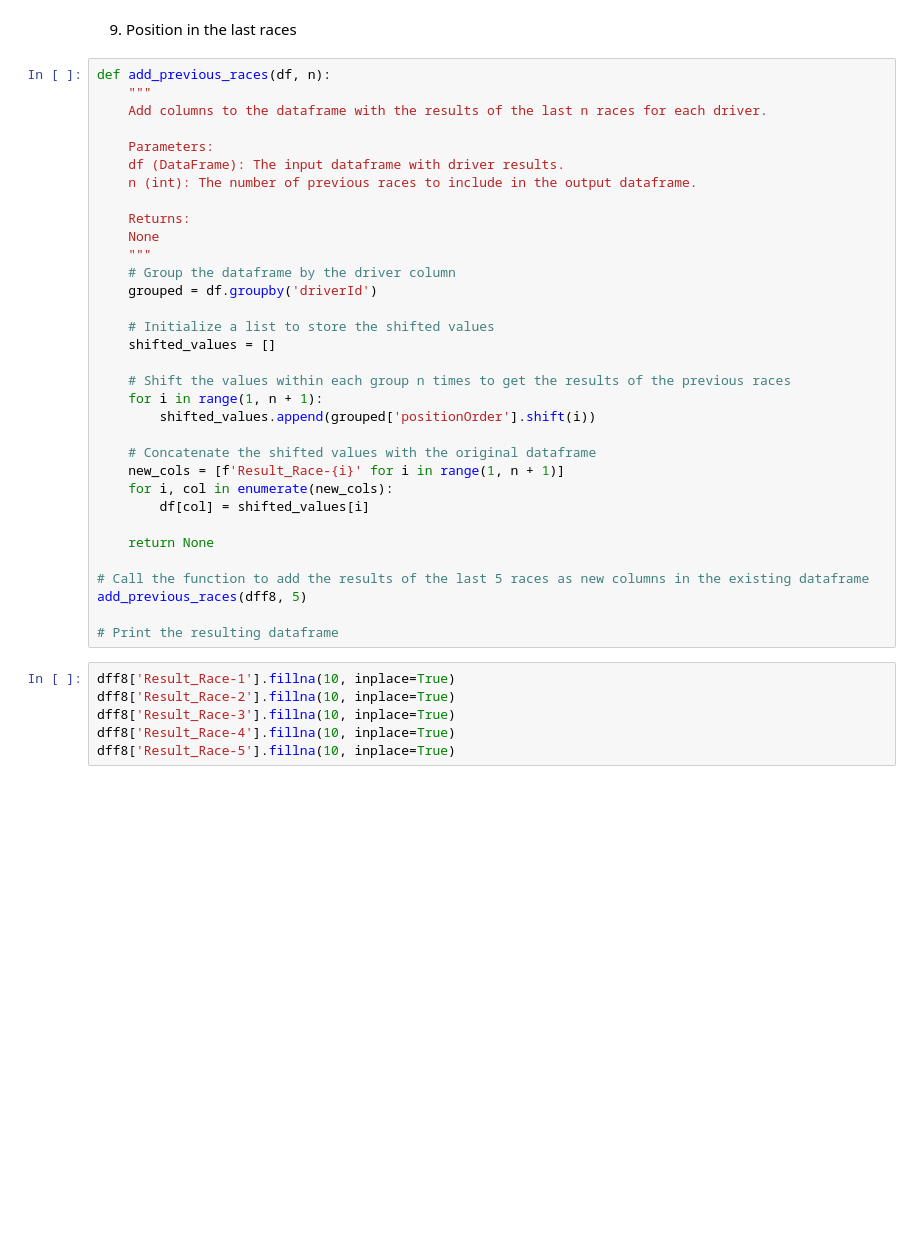
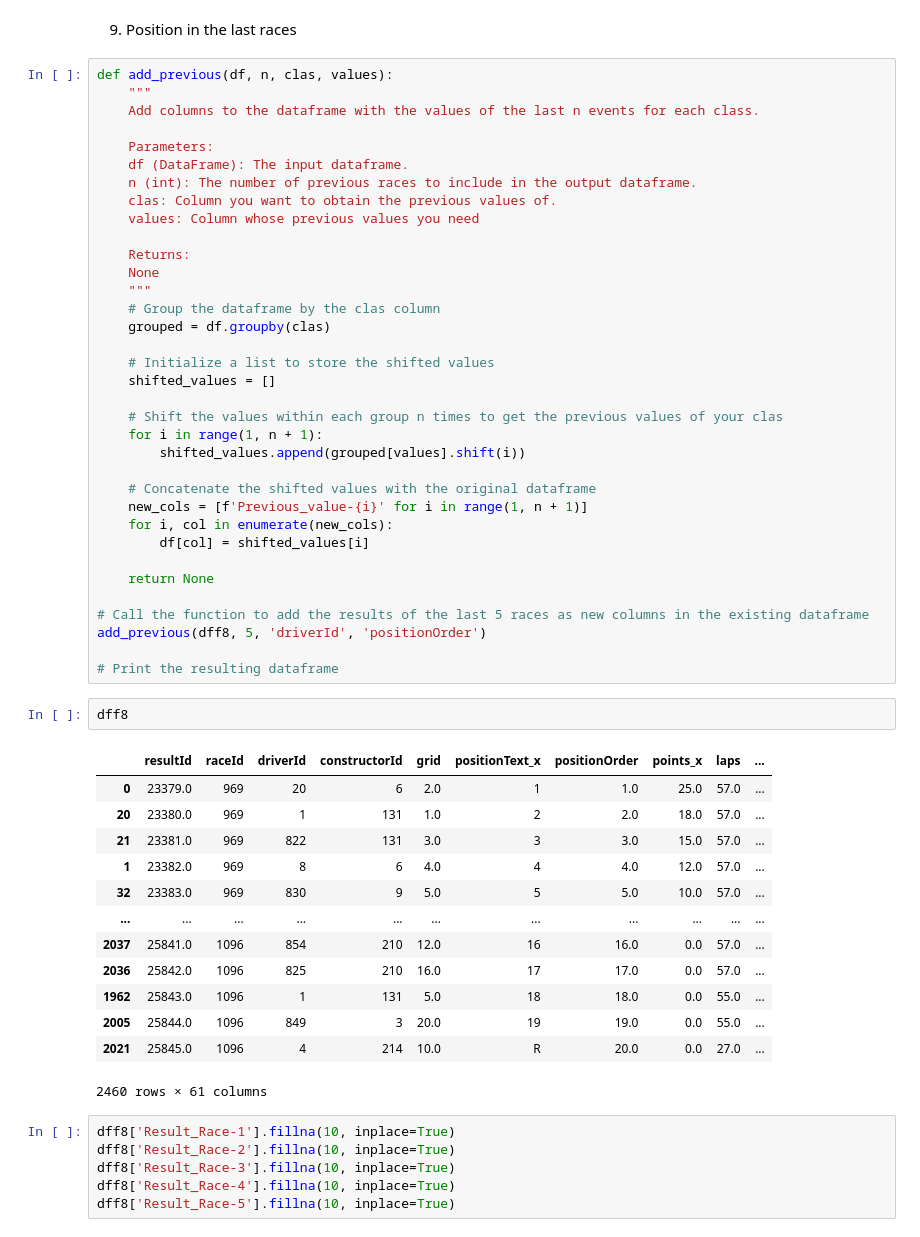
Before and after one commit to RamonFCerezo/ML-F1, a Jupyter notebook: src/memoria.ipynb, the cells around one changed output. Saved outputs shown, nothing was run; the diff lists cells and outputs as text; blank space fills up the shorter version.

```diff
--- a/src/memoria.ipynb
+++ b/src/memoria.ipynb
@@ -200,38 +205,56 @@ dff8['Circuit_speed'] = dff8['circuitRef'].map({'albert_park': 211, 'bahrain': 2
 # %% [markdown]
 9. Position in the last races
 # %%
-def add_previous_races(df, n):
+def add_previous(df, n, clas, values):
     """
-    Add columns to the dataframe with the results of the last n races for each driver.
+    Add columns to the dataframe with the values of the last n events for each class.
 
     Parameters:
-    df (DataFrame): The input dataframe with driver results.
+    df (DataFrame): The input dataframe.
     n (int): The number of previous races to include in the output dataframe.
+    clas: Column you want to obtain the previous values of.
+    values: Column whose previous values you need
 
     Returns:
     None
     """
-    # Group the dataframe by the driver column
-    grouped = df.groupby('driverId')
+    # Group the dataframe by the clas column
+    grouped = df.groupby(clas)
 
     # Initialize a list to store the shifted values
     shifted_values = []
 
-    # Shift the values within each group n times to get the results of the previous races
+    # Shift the values within each group n times to get the previous values of your clas
     for i in range(1, n + 1):
-        shifted_values.append(grouped['positionOrder'].shift(i))
+        shifted_values.append(grouped[values].shift(i))
 
     # Concatenate the shifted values with the original dataframe
-    new_cols = [f'Result_Race-{i}' for i in range(1, n + 1)]
+    new_cols = [f'Previous_value-{i}' for i in range(1, n + 1)]
     for i, col in enumerate(new_cols):
         df[col] = shifted_values[i]
 
     return None
 
 # Call the function to add the results of the last 5 races as new columns in the existing dataframe
-add_previous_races(dff8, 5)
+add_previous(dff8, 5, 'driverId', 'positionOrder')
 
 # Print the resulting dataframe
+# %%
+dff8
+# %% [output]
+|  | resultId | raceId | driverId | constructorId | grid | positionText_x | positionOrder | points_x | laps | ... |
+| 0 | 23379.0 | 969 | 20 | 6 | 2.0 | 1 | 1.0 | 25.0 | 57.0 | ... |
+| 20 | 23380.0 | 969 | 1 | 131 | 1.0 | 2 | 2.0 | 18.0 | 57.0 | ... |
+| 21 | 23381.0 | 969 | 822 | 131 | 3.0 | 3 | 3.0 | 15.0 | 57.0 | ... |
+| 1 | 23382.0 | 969 | 8 | 6 | 4.0 | 4 | 4.0 | 12.0 | 57.0 | ... |
+| 32 | 23383.0 | 969 | 830 | 9 | 5.0 | 5 | 5.0 | 10.0 | 57.0 | ... |
+| ... | ... | ... | ... | ... | ... | ... | ... | ... | ... | ... |
+| 2037 | 25841.0 | 1096 | 854 | 210 | 12.0 | 16 | 16.0 | 0.0 | 57.0 | ... |
+| 2036 | 25842.0 | 1096 | 825 | 210 | 16.0 | 17 | 17.0 | 0.0 | 57.0 | ... |
+| 1962 | 25843.0 | 1096 | 1 | 131 | 5.0 | 18 | 18.0 | 0.0 | 55.0 | ... |
+| 2005 | 25844.0 | 1096 | 849 | 3 | 20.0 | 19 | 19.0 | 0.0 | 55.0 | ... |
+| 2021 | 25845.0 | 1096 | 4 | 214 | 10.0 | R | 20.0 | 0.0 | 27.0 | ... |
+2460 rows × 61 columns
 # %%
 dff8['Result_Race-1'].fillna(10, inplace=True)
 dff8['Result_Race-2'].fillna(10, inplace=True)
```
Also changed, not shown: parts of 1 cell of this notebook, 6 other files.
